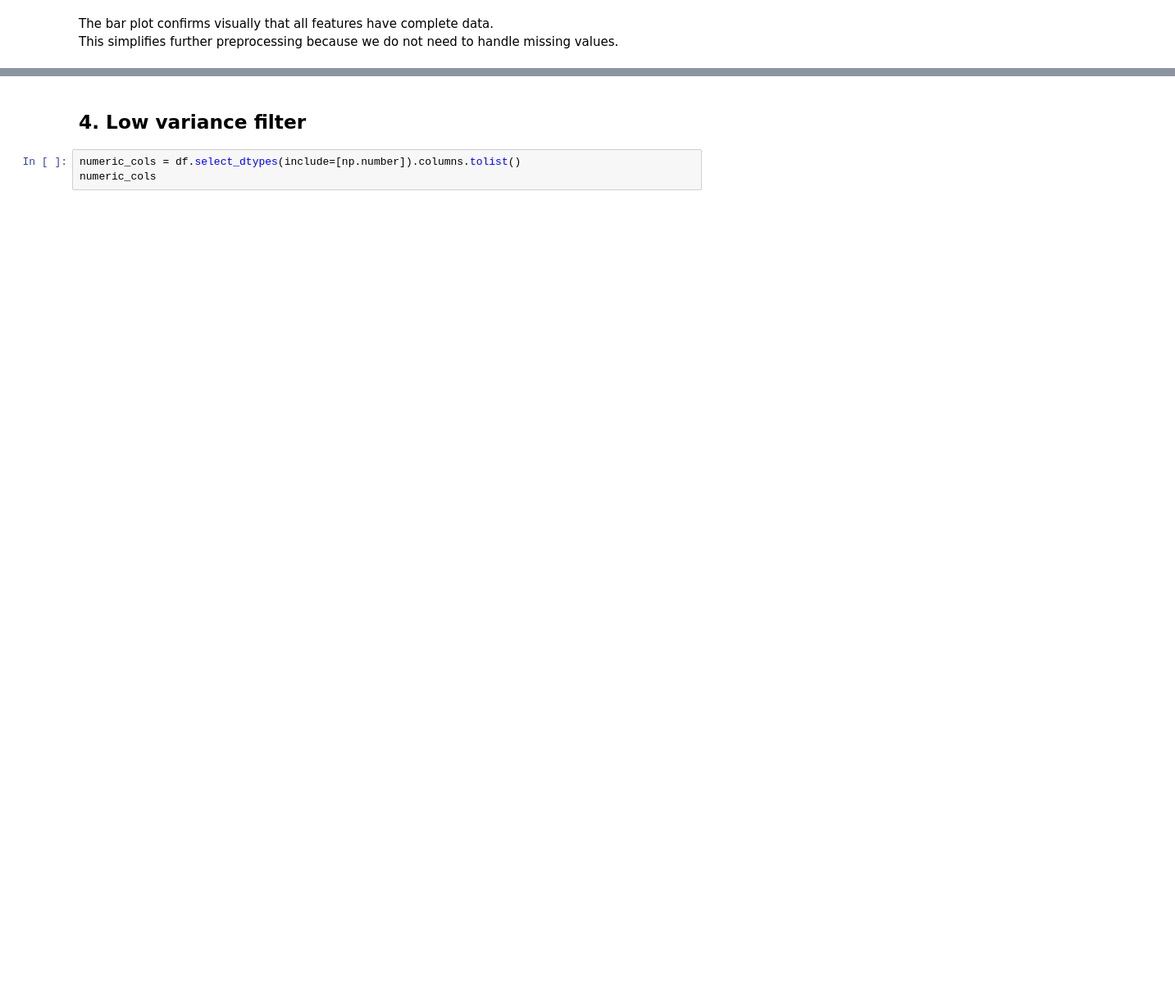
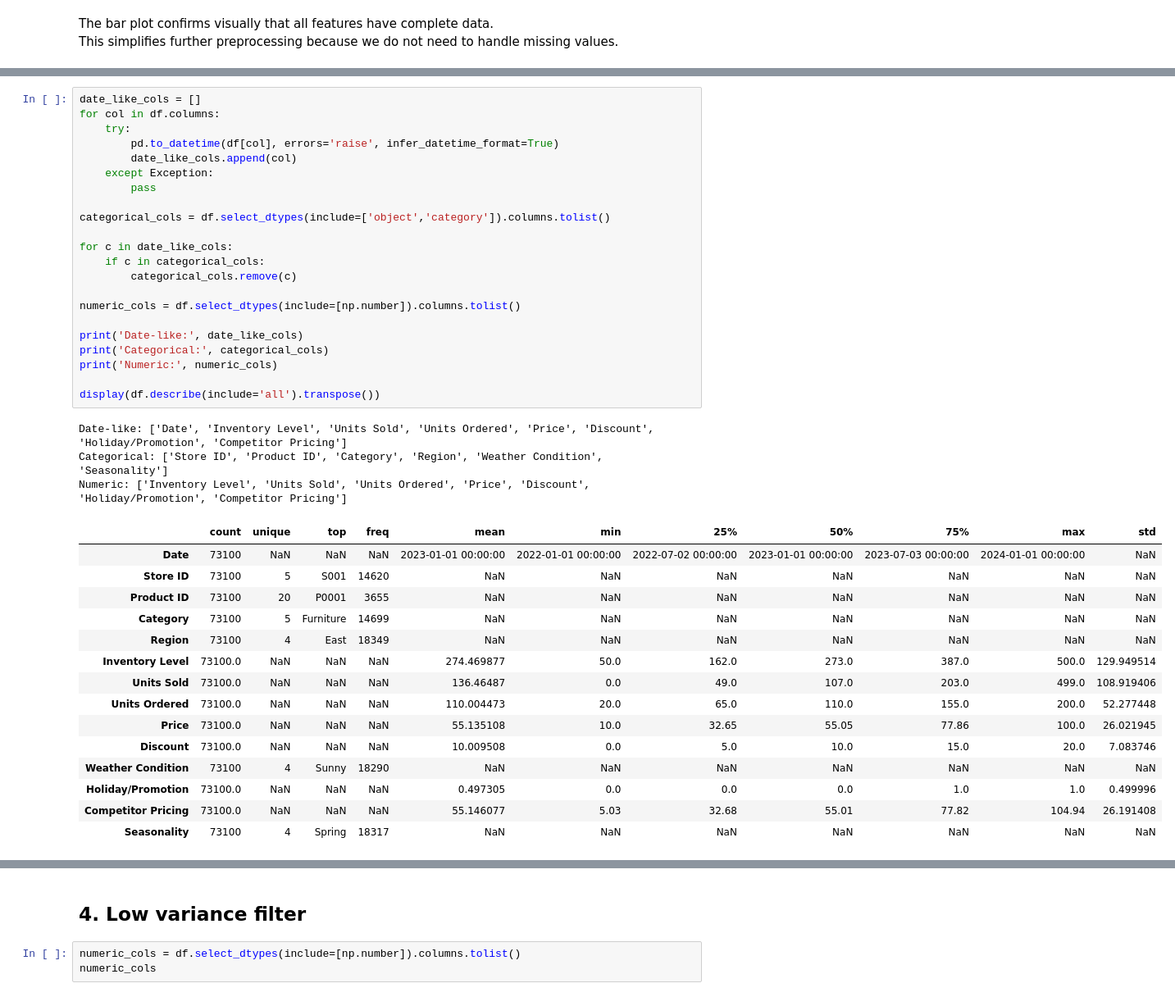
Before and after one commit to JihoJun2882/Problem-Analysis-Workshop-4, a Jupyter notebook: DimensionalityReduction_Workshop.ipynb, the cells around one changed output, grey strips where cells are left out. Shown at 82% size. Drawn from its saved outputs; the diff is of its cells as text; blank space fills up the shorter version.

```diff
--- a/DimensionalityReduction_Workshop.ipynb
+++ b/DimensionalityReduction_Workshop.ipynb
@@ -187,0 +205,41 @@ This simplifies further preprocessing because we do not need to handle missing v
+# %%
+date_like_cols = []
+for col in df.columns:
+    try:
+        pd.to_datetime(df[col], errors='raise', infer_datetime_format=True)
+        date_like_cols.append(col)
+    except Exception:
+        pass
+
+categorical_cols = df.select_dtypes(include=['object','category']).columns.tolist()
+
+for c in date_like_cols:
+    if c in categorical_cols:
+        categorical_cols.remove(c)
+
+numeric_cols = df.select_dtypes(include=[np.number]).columns.tolist()
+
+print('Date-like:', date_like_cols)
+print('Categorical:', categorical_cols)
+print('Numeric:', numeric_cols)
+
+display(df.describe(include='all').transpose())
+# %% [output]
+Date-like: ['Date', 'Inventory Level', 'Units Sold', 'Units Ordered', 'Price', 'Discount', 'Holiday/Promotion', 'Competitor Pricing']
+Categorical: ['Store ID', 'Product ID', 'Category', 'Region', 'Weather Condition', 'Seasonality']
+Numeric: ['Inventory Level', 'Units Sold', 'Units Ordered', 'Price', 'Discount', 'Holiday/Promotion', 'Competitor Pricing']
+|  | count | unique | top | freq | mean | min | 25% | 50% | 75% | max | std |
+| Date | 73100 | NaN | NaN | NaN | 2023-01-01 00:00:00 | 2022-01-01 00:00:00 | 2022-07-02 00:00:00 | 2023-01-01 00:00:00 | 2023-07-03 00:00:00 | 2024-01-01 00:00:00 | NaN |
+| Store ID | 73100 | 5 | S001 | 14620 | NaN | NaN | NaN | NaN | NaN | NaN | NaN |
+| Product ID | 73100 | 20 | P0001 | 3655 | NaN | NaN | NaN | NaN | NaN | NaN | NaN |
+| Category | 73100 | 5 | Furniture | 14699 | NaN | NaN | NaN | NaN | NaN | NaN | NaN |
+| Region | 73100 | 4 | East | 18349 | NaN | NaN | NaN | NaN | NaN | NaN | NaN |
+| Inventory Level | 73100.0 | NaN | NaN | NaN | 274.469877 | 50.0 | 162.0 | 273.0 | 387.0 | 500.0 | 129.949514 |
+| Units Sold | 73100.0 | NaN | NaN | NaN | 136.46487 | 0.0 | 49.0 | 107.0 | 203.0 | 499.0 | 108.919406 |
+| Units Ordered | 73100.0 | NaN | NaN | NaN | 110.004473 | 20.0 | 65.0 | 110.0 | 155.0 | 200.0 | 52.277448 |
+| Price | 73100.0 | NaN | NaN | NaN | 55.135108 | 10.0 | 32.65 | 55.05 | 77.86 | 100.0 | 26.021945 |
+| Discount | 73100.0 | NaN | NaN | NaN | 10.009508 | 0.0 | 5.0 | 10.0 | 15.0 | 20.0 | 7.083746 |
+| Weather Condition | 73100 | 4 | Sunny | 18290 | NaN | NaN | NaN | NaN | NaN | NaN | NaN |
+| Holiday/Promotion | 73100.0 | NaN | NaN | NaN | 0.497305 | 0.0 | 0.0 | 0.0 | 1.0 | 1.0 | 0.499996 |
+| Competitor Pricing | 73100.0 | NaN | NaN | NaN | 55.146077 | 5.03 | 32.68 | 55.01 | 77.82 | 104.94 | 26.191408 |
+| Seasonality | 73100 | 4 | Spring | 18317 | NaN | NaN | NaN | NaN | NaN | NaN | NaN |
```
Also changed, not shown: parts of 28 cells of this notebook.
